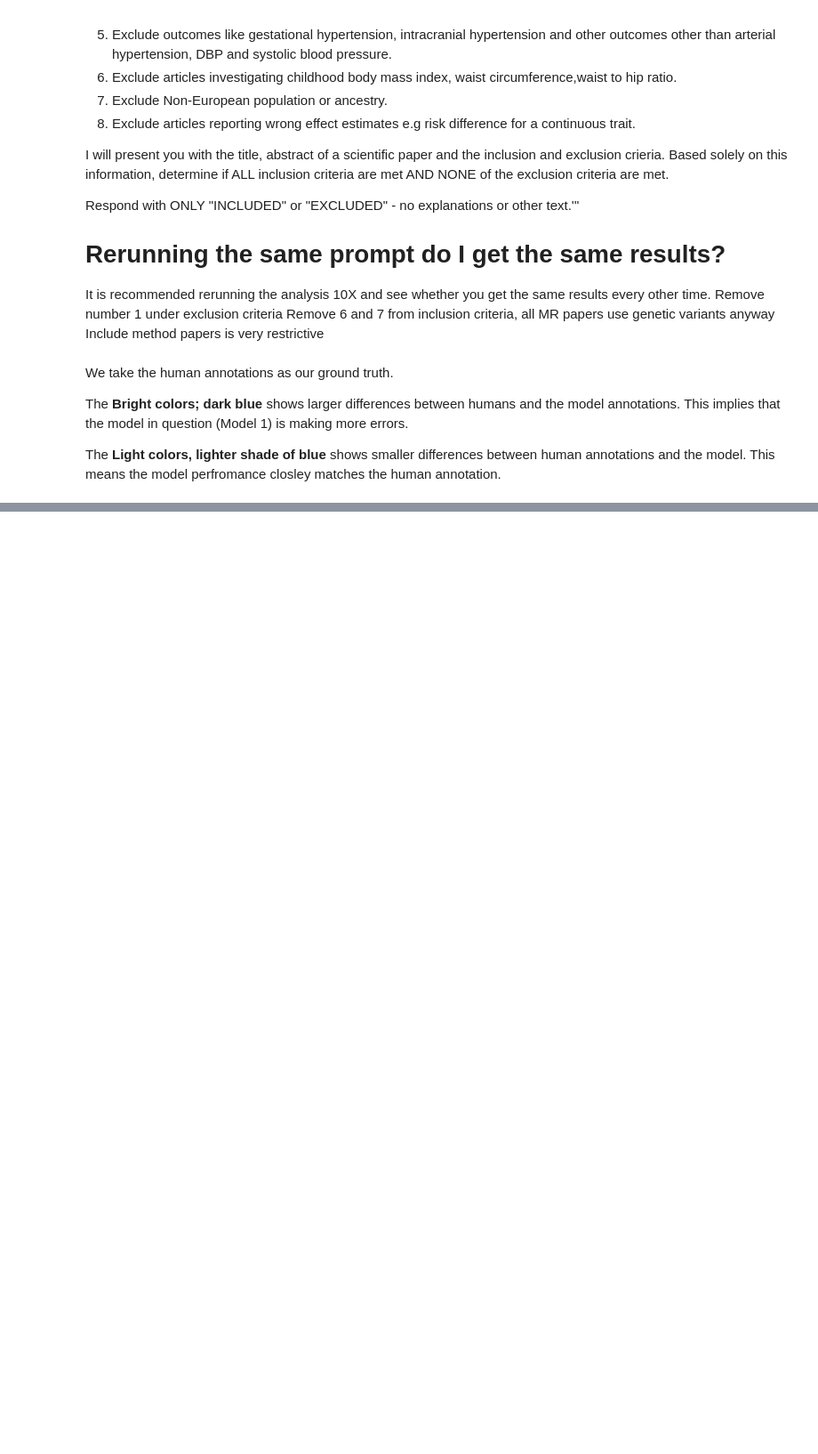
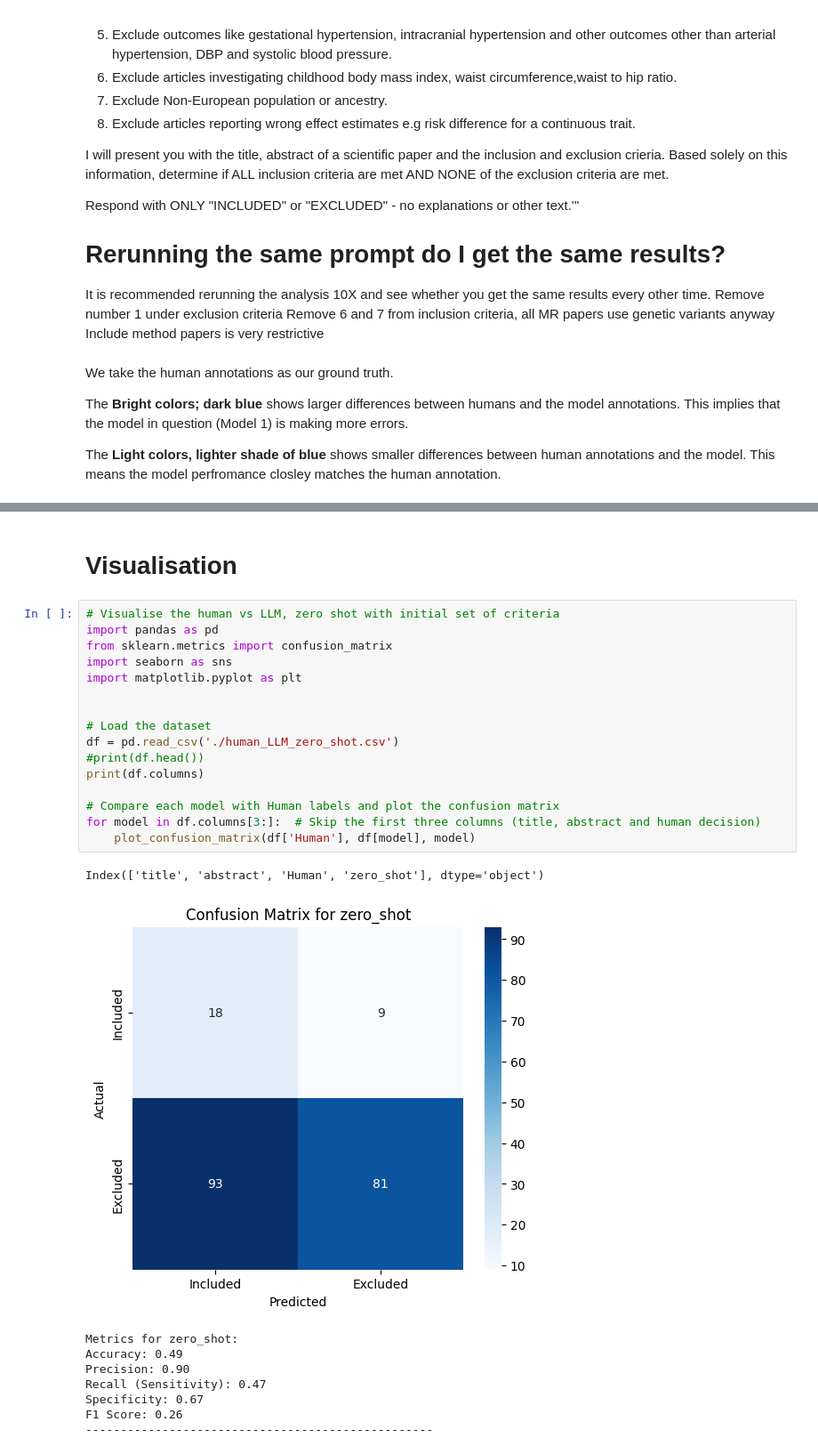
Before and after one commit to winfrednyoroka/ArticleSieve, a Jupyter notebook: Notebooks/Screeningpapers.ipynb, the cells around one changed output, grey strips where cells are left out. Shown: that part at 89% size. Drawn from its saved outputs; the diff is of its cells as text; blank space fills up the shorter version.

Commit message:
Updated hetamap to include model performanvce metrics

```diff
--- a/Notebooks/Screeningpapers.ipynb
+++ b/Notebooks/Screeningpapers.ipynb
@@ -1505,0 +1391,28 @@ for model in df.columns[3:]:  # Skip the first three columns (title, abstract an
+# %% [markdown]
+# Visualisation
+# %%
+# Visualise the human vs LLM, zero shot with initial set of criteria
+import pandas as pd
+from sklearn.metrics import confusion_matrix
+import seaborn as sns
+import matplotlib.pyplot as plt
+
+
+# Load the dataset
+df = pd.read_csv('./human_LLM_zero_shot.csv')
+#print(df.head())
+print(df.columns)
+
+# Compare each model with Human labels and plot the confusion matrix
+for model in df.columns[3:]:  # Skip the first three columns (title, abstract and human decision)
+    plot_confusion_matrix(df['Human'], df[model], model)
+# %% [output]
+Index(['title', 'abstract', 'Human', 'zero_shot'], dtype='object')
+[figure, added]
+Metrics for zero_shot:
+Accuracy: 0.49
+Precision: 0.90
+Recall (Sensitivity): 0.47
+Specificity: 0.67
+F1 Score: 0.26
+--------------------------------------------------
```
Also changed, not shown: parts of 62 cells of this notebook.
